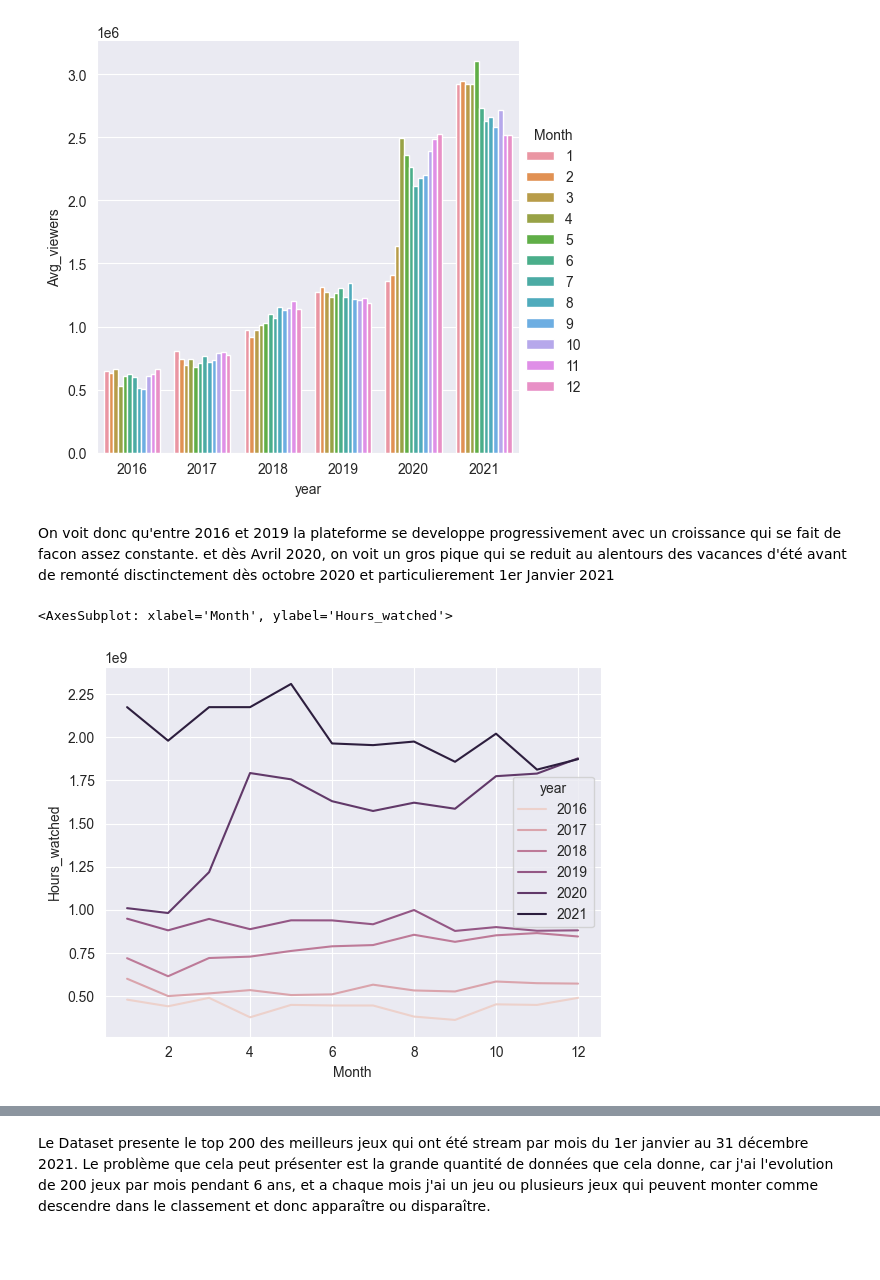
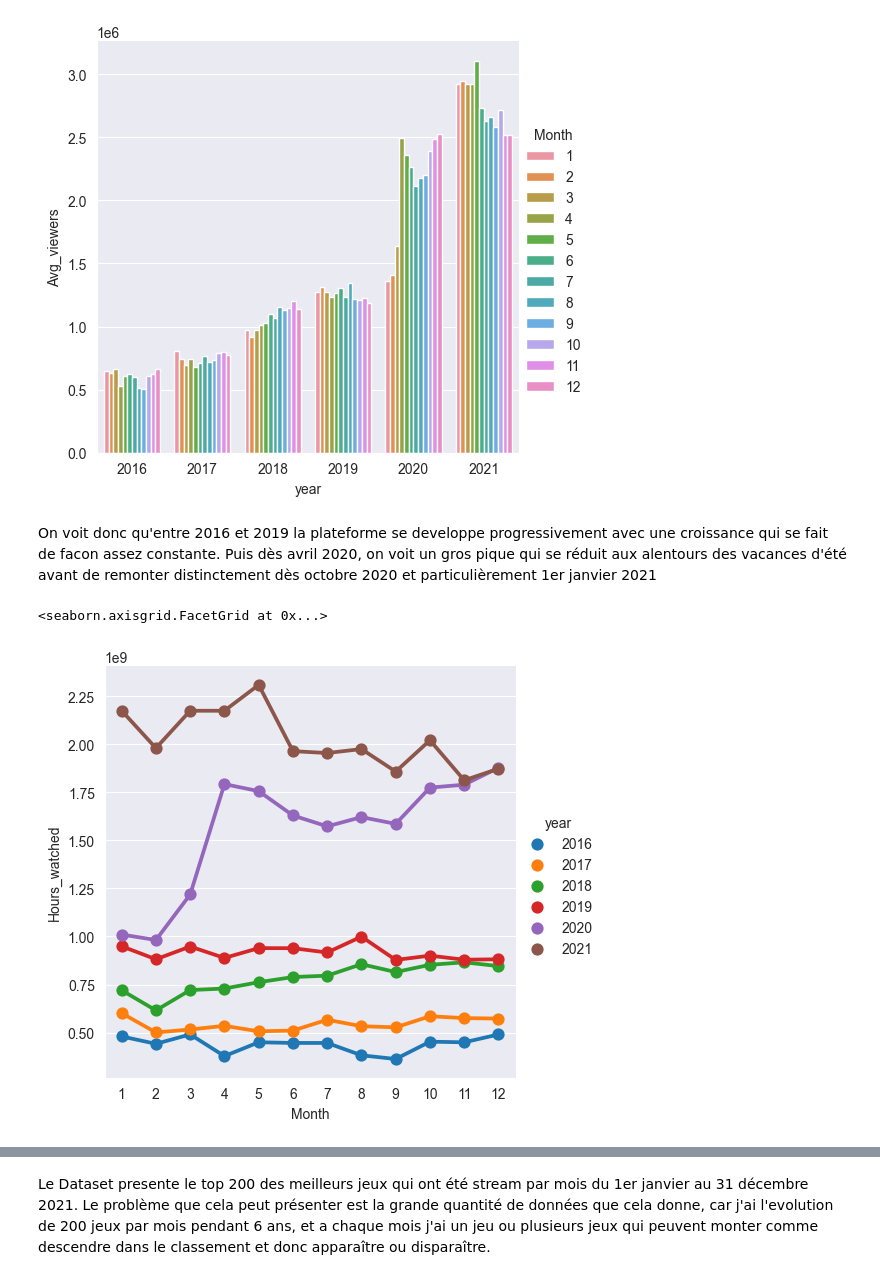
Before and after one commit to HrexD/DataAnalyse, a Jupyter notebook: Analyse.ipynb, the cells around one changed output, grey strips where cells are left out. Saved outputs shown, nothing was run; the diff lists cells and outputs as text; code cells hidden in the pictures; blank space fills up the shorter version.

```diff
--- a/Analyse.ipynb
+++ b/Analyse.ipynb
@@ -37,11 +37,11 @@ sb.catplot(data=df_twitch, x="year", y="Avg_viewers", hue='Month',kind='bar')
 <seaborn.axisgrid.FacetGrid at 0x...>
 [figure]
 # %% [markdown]
-On voit donc qu'entre 2016 et 2019 la plateforme se developpe progressivement avec un croissance qui se fait de facon assez constante.
-et dès Avril 2020, on voit un gros pique qui se reduit au alentours des vacances d'été avant de remonté disctinctement dès octobre 2020 et particulierement 1er Janvier 2021
+On voit donc qu'entre 2016 et 2019 la plateforme se developpe progressivement avec une croissance qui se fait de facon assez constante.
+Puis dès avril 2020, on voit un gros pique qui se réduit aux alentours des vacances d'été avant de remonter distinctement dès octobre 2020 et particulièrement 1er janvier 2021
 # %%
-sb.lineplot(data=df_twitch, x='Month',y="Hours_watched",hue="year" )
+sb.catplot(data=df_twitch, x="Month", y="Hours_watched", hue='year',kind='point')
 # %% [output]
-<AxesSubplot: xlabel='Month', ylabel='Hours_watched'>
+<seaborn.axisgrid.FacetGrid at 0x...>
-[figure, old version]
+[figure, new version]
 # %% [markdown]
```
Also changed, not shown: parts of 7 cells of this notebook.
